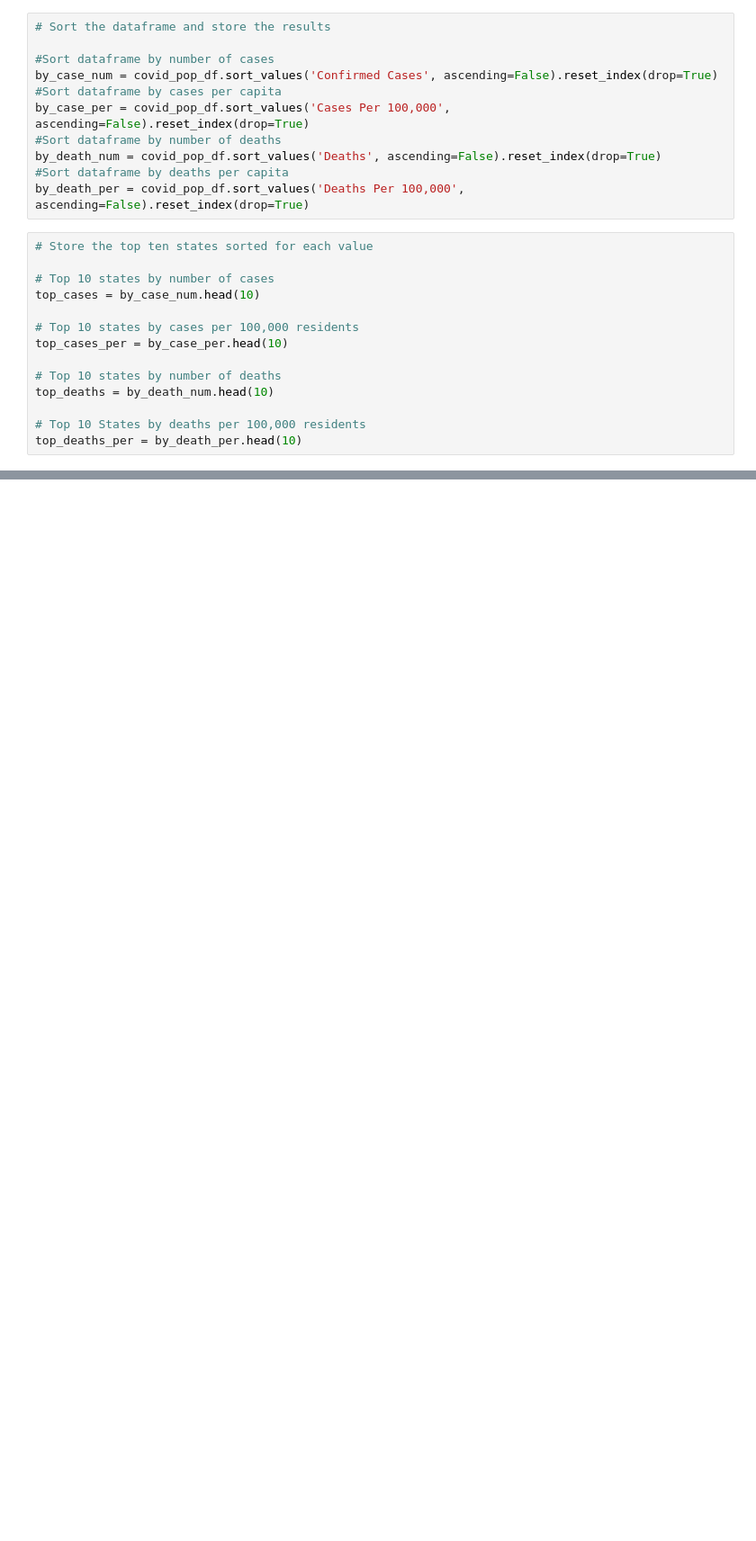
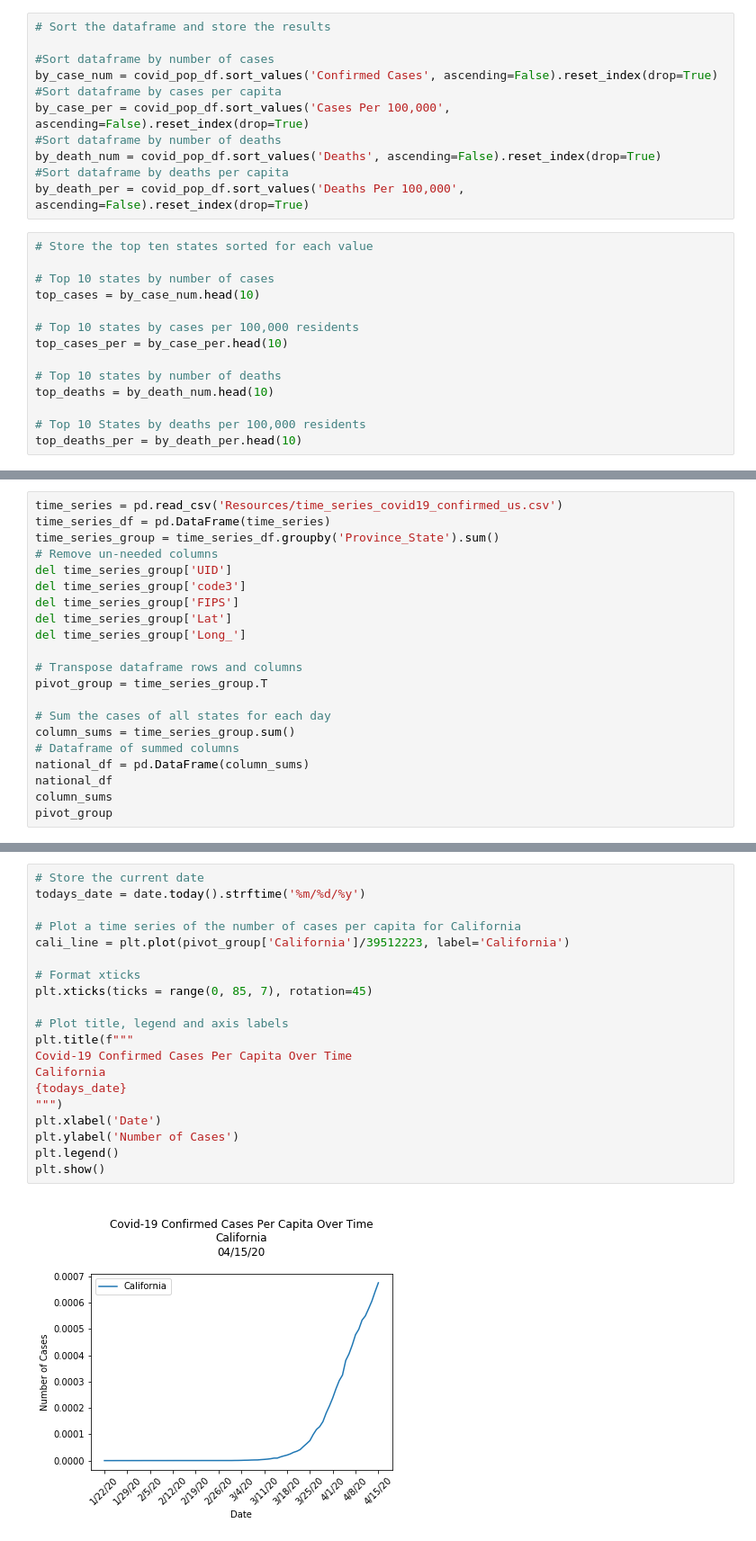
Before and after one commit to aaronrotman/project-one, a Jupyter notebook: main.ipynb, the cells around one changed output, grey strips where cells are left out. Shown at 90% size. Drawn from its saved outputs; the diff is of its cells as text; blank space fills up the shorter version.

```diff
--- a/main.ipynb
+++ b/main.ipynb
@@ -420,0 +433,21 @@ fig
+# %%
+time_series = pd.read_csv('Resources/time_series_covid19_confirmed_us.csv')
+time_series_df = pd.DataFrame(time_series)
+time_series_group = time_series_df.groupby('Province_State').sum()
+# Remove un-needed columns
+del time_series_group['UID']
+del time_series_group['code3']
+del time_series_group['FIPS']
+del time_series_group['Lat']
+del time_series_group['Long_']
+
+# Transpose dataframe rows and columns
+pivot_group = time_series_group.T
+
+# Sum the cases of all states for each day
+column_sums = time_series_group.sum()
+# Dataframe of summed columns
+national_df = pd.DataFrame(column_sums)
+national_df
+column_sums
+pivot_group
@@ -420,0 +468,22 @@ fig
+# %%
+# Store the current date
+todays_date = date.today().strftime('%m/%d/%y')
+
+# Plot a time series of the number of cases per capita for California
+cali_line = plt.plot(pivot_group['California']/39512223, label='California')
+
+# Format xticks
+plt.xticks(ticks = range(0, 85, 7), rotation=45)
+
+# Plot title, legend and axis labels
+plt.title(f"""
+Covid-19 Confirmed Cases Per Capita Over Time
+California
+{todays_date}
+""")
+plt.xlabel('Date')
+plt.ylabel('Number of Cases')
+plt.legend()
+plt.show()
+# %% [output]
+[figure, added]
```
Also changed, not shown: parts of 13 cells of this notebook.
